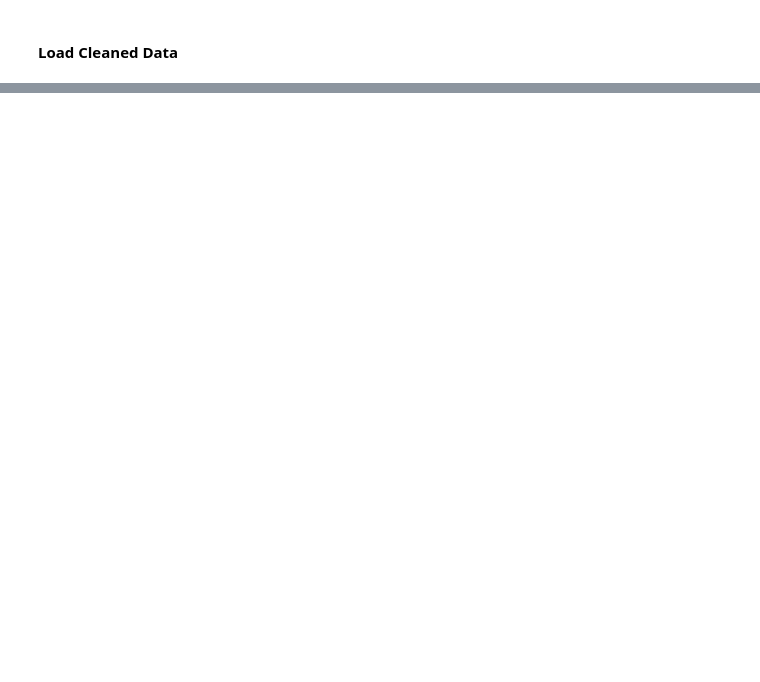
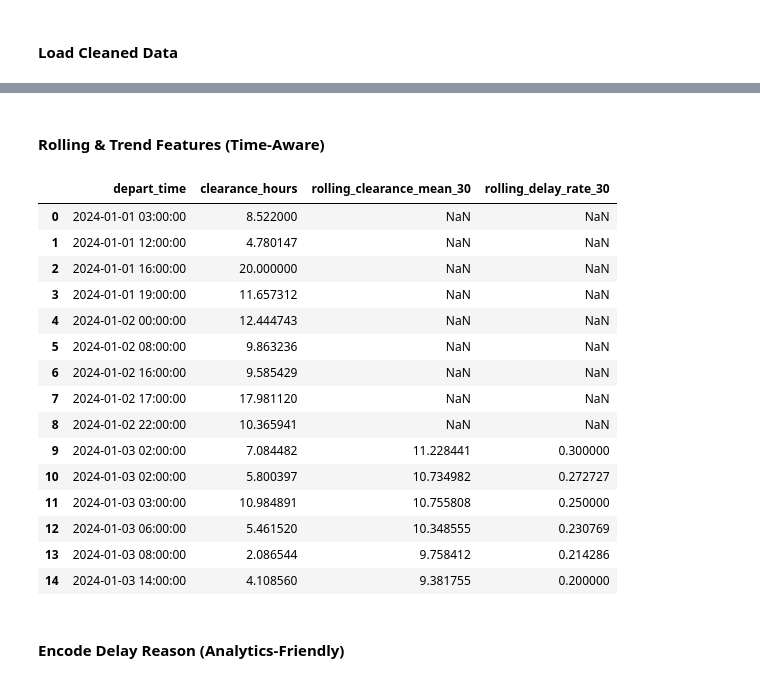
Before and after one commit to Wandera-Martin/trade-corridor-analytics, a Jupyter notebook: notebooks/02_feature_engineering.ipynb, the cells around one changed output, grey strips where cells are left out. Cells and saved outputs as stored; diff of their text form; code cells hidden in the pictures; blank space fills up the shorter version.

```diff
--- a/notebooks/02_feature_engineering.ipynb
+++ b/notebooks/02_feature_engineering.ipynb
@@ -27,0 +99,29 @@ FileNotFoundError: [Errno 2] No such file or directory: '../data/processed\\corr
+# %%
+# -----------------------------
+# Operational flags: help segmentation and storytelling
+# -----------------------------
+
+# "Long clearance" buckets (makes dashboards cleaner)
+# You can tune these thresholds based on what you want to communicate.
+df["clearance_bucket"] = pd.cut(
+    df["clearance_hours"],
+    bins=[-0.01, 2, 6, 12, 24, np.inf],
+    labels=["0–2h", "2–6h", "6–12h", "12–24h", "24h+"]
+)
+
+# "Long transit" bucket
+df["transit_bucket"] = pd.cut(
+    df["total_transit_hours"],
+    bins=[-0.01, 12, 18, 24, 36, np.inf],
+    labels=["0–12h", "12–18h", "18–24h", "24–36h", "36h+"]
+)
+
+# High value shipment flag (top 10% declared value)
+p90_value = df["declared_value_usd"].quantile(0.90)
+df["is_high_value"] = (df["declared_value_usd"] >= p90_value).astype(int)
+
+# Heavy shipment flag (top 10% weight)
+p90_weight = df["weight_kg"].quantile(0.90)
+df["is_heavy"] = (df["weight_kg"] >= p90_weight).astype(int)
+
+df[["shipment_id", "clearance_bucket", "transit_bucket", "is_high_value", "is_heavy"]].head()
@@ -27,0 +135,37 @@ FileNotFoundError: [Errno 2] No such file or directory: '../data/processed\\corr
+# %% [markdown]
+#### Rolling & Trend Features (Time-Aware)
+# %%
+# -----------------------------
+# Time-aware rolling metrics
+# -----------------------------
+# Sort by depart_time to compute rolling features correctly.
+df = df.sort_values("depart_time").reset_index(drop=True)
+
+# Rolling averages for corridor congestion signals
+# (window=30 means last 30 shipments; you can also do daily rolling later)
+df["rolling_clearance_mean_30"] = df["clearance_hours"].rolling(window=30, min_periods=10).mean()
+df["rolling_delay_rate_30"] = df["is_delayed"].rolling(window=30, min_periods=10).mean()
+
+# Rolling median is robust to outliers
+df["rolling_clearance_median_30"] = df["clearance_hours"].rolling(window=30, min_periods=10).median()
+
+df[["depart_time", "clearance_hours", "rolling_clearance_mean_30", "rolling_delay_rate_30"]].head(15)
+# %% [output]
+|  | depart_time | clearance_hours | rolling_clearance_mean_30 | rolling_delay_rate_30 |
+| 0 | 2024-01-01 03:00:00 | 8.522000 | NaN | NaN |
+| 1 | 2024-01-01 12:00:00 | 4.780147 | NaN | NaN |
+| 2 | 2024-01-01 16:00:00 | 20.000000 | NaN | NaN |
+| 3 | 2024-01-01 19:00:00 | 11.657312 | NaN | NaN |
+| 4 | 2024-01-02 00:00:00 | 12.444743 | NaN | NaN |
+| 5 | 2024-01-02 08:00:00 | 9.863236 | NaN | NaN |
+| 6 | 2024-01-02 16:00:00 | 9.585429 | NaN | NaN |
+| 7 | 2024-01-02 17:00:00 | 17.981120 | NaN | NaN |
+| 8 | 2024-01-02 22:00:00 | 10.365941 | NaN | NaN |
+| 9 | 2024-01-03 02:00:00 | 7.084482 | 11.228441 | 0.300000 |
+| 10 | 2024-01-03 02:00:00 | 5.800397 | 10.734982 | 0.272727 |
+| 11 | 2024-01-03 03:00:00 | 10.984891 | 10.755808 | 0.250000 |
+| 12 | 2024-01-03 06:00:00 | 5.461520 | 10.348555 | 0.230769 |
+| 13 | 2024-01-03 08:00:00 | 2.086544 | 9.758412 | 0.214286 |
+| 14 | 2024-01-03 14:00:00 | 4.108560 | 9.381755 | 0.200000 |
+# %% [markdown]
+#### Encode Delay Reason (Analytics-Friendly)
```
Also changed, not shown: parts of 16 cells of this notebook.
